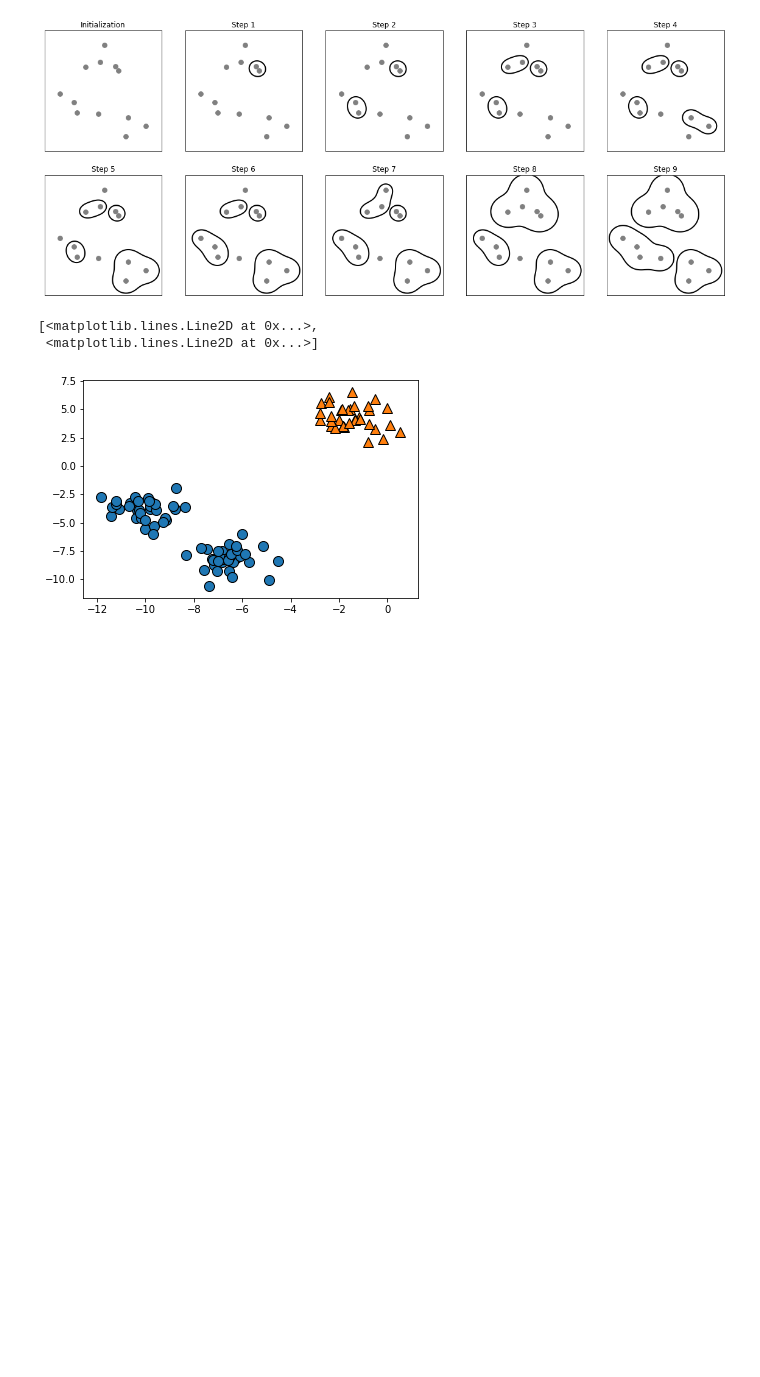
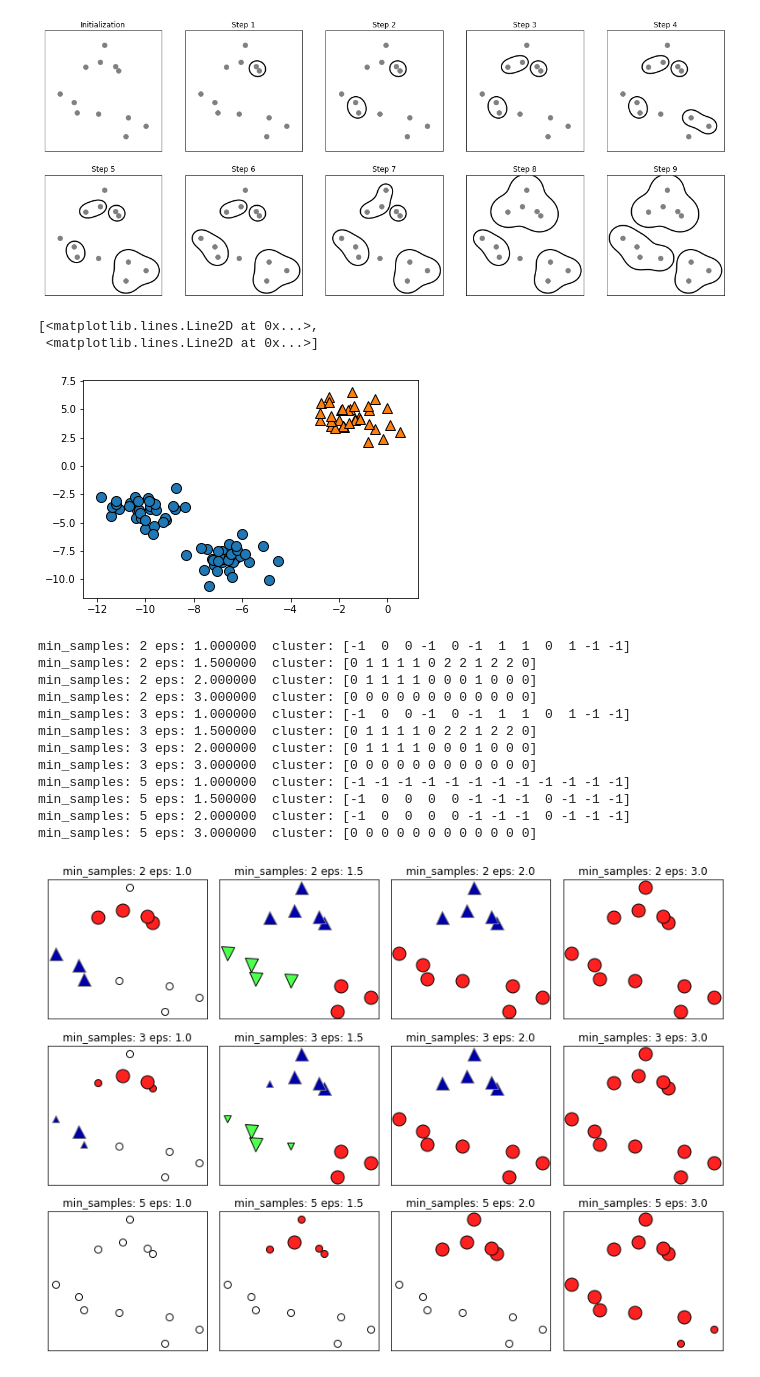
Before and after one commit to c910531/Python, a Jupyter notebook: 2021.06.24 비지도학습.ipynb, the cells around one changed output. Cells and saved outputs as stored; diff of their text form; code cells hidden in the pictures; blank space fills up the shorter version.

```diff
--- a/2021.06.24 비지도학습.ipynb
+++ b/2021.06.24 비지도학습.ipynb
@@ -107,3 +107,19 @@ mglearn.discrete_scatter(X[:,0],X[:,1],y_)
 [<matplotlib.lines.Line2D at 0x...>,
  <matplotlib.lines.Line2D at 0x...>]
 [figure]
+# %%
+mglearn.plots.plot_dbscan()
+# %% [output]
+min_samples: 2 eps: 1.000000  cluster: [-1  0  0 -1  0 -1  1  1  0  1 -1 -1]
+min_samples: 2 eps: 1.500000  cluster: [0 1 1 1 1 0 2 2 1 2 2 0]
+min_samples: 2 eps: 2.000000  cluster: [0 1 1 1 1 0 0 0 1 0 0 0]
+min_samples: 2 eps: 3.000000  cluster: [0 0 0 0 0 0 0 0 0 0 0 0]
+min_samples: 3 eps: 1.000000  cluster: [-1  0  0 -1  0 -1  1  1  0  1 -1 -1]
+min_samples: 3 eps: 1.500000  cluster: [0 1 1 1 1 0 2 2 1 2 2 0]
+min_samples: 3 eps: 2.000000  cluster: [0 1 1 1 1 0 0 0 1 0 0 0]
+min_samples: 3 eps: 3.000000  cluster: [0 0 0 0 0 0 0 0 0 0 0 0]
+min_samples: 5 eps: 1.000000  cluster: [-1 -1 -1 -1 -1 -1 -1 -1 -1 -1 -1 -1]
+min_samples: 5 eps: 1.500000  cluster: [-1  0  0  0  0 -1 -1 -1  0 -1 -1 -1]
+min_samples: 5 eps: 2.000000  cluster: [-1  0  0  0  0 -1 -1 -1  0 -1 -1 -1]
+min_samples: 5 eps: 3.000000  cluster: [0 0 0 0 0 0 0 0 0 0 0 0]
+[figure, added]
```
Also changed, not shown: parts of 19 cells of this notebook, 1 other file.
